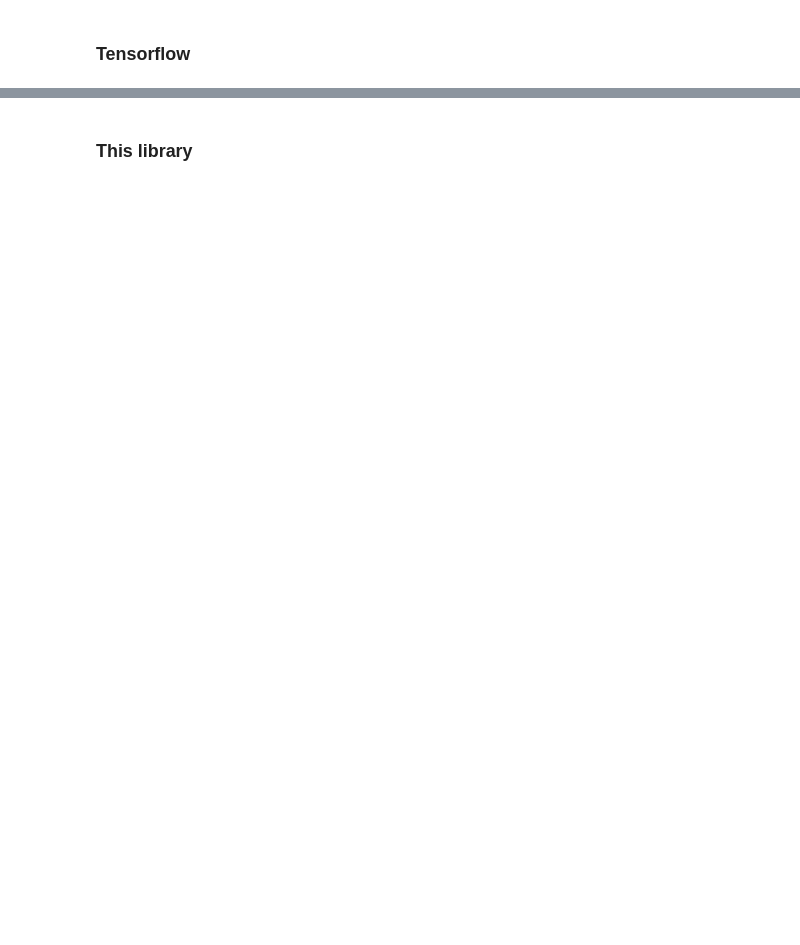
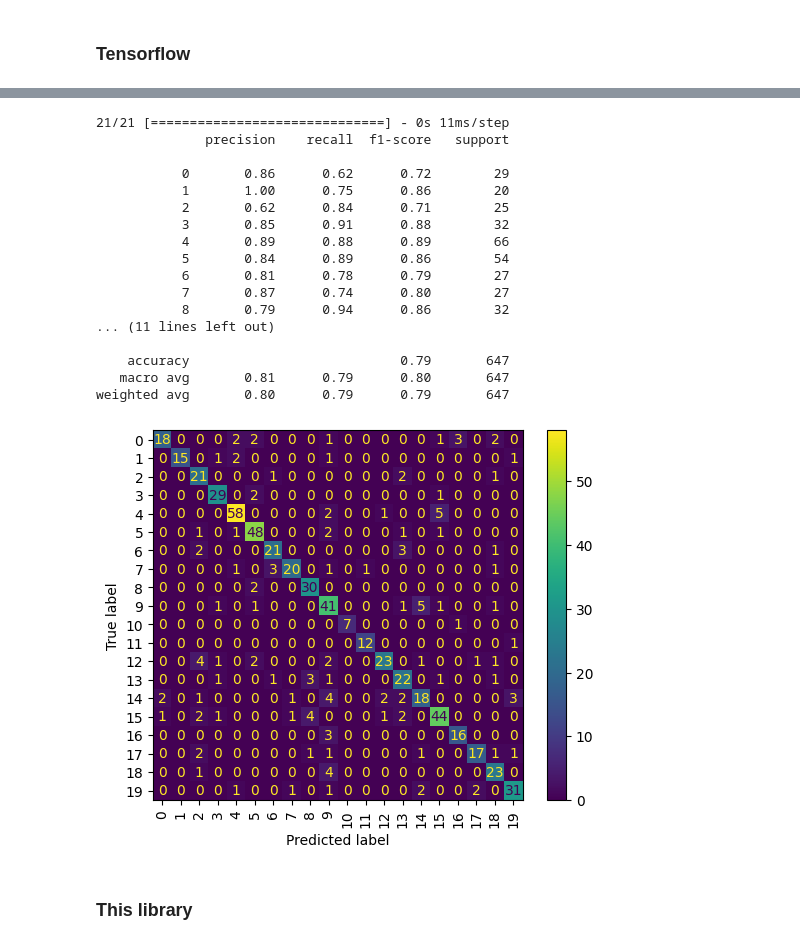
Before and after one commit to klima7/CNN-From-Scratch, a Jupyter notebook: dataset_test.ipynb, the cells around one changed output, grey strips where cells are left out. Saved outputs shown, nothing was run; the diff lists cells and outputs as text; code cells hidden in the pictures; blank space fills up the shorter version.

```diff
--- a/dataset_test.ipynb
+++ b/dataset_test.ipynb
@@ -149,2 +153,21 @@ plot_random_images(cars['train']['x'])
 # %% [markdown]
 ### Tensorflow
+# %%
+tf_model_cars = keras.models.Sequential([
+    tf_layers.InputLayer((224,224,3)),
+    tf_layers.Conv2D(16, 3, padding='valid', activation='relu'),
+    tf_layers.MaxPooling2D(),
+    tf_layers.Conv2D(32, 3, padding='valid', activation='relu'),
+    tf_layers.MaxPooling2D(),
+    tf_layers.Conv2D(64, 3, padding='valid', activation='relu'),
+    tf_layers.MaxPooling2D(),
+    tf_layers.Conv2D(64, 3, padding='valid', activation='relu'),
+    tf_layers.MaxPooling2D(),
+    tf_layers.Flatten(),
+    tf_layers.Dropout(0.2),
+    tf_layers.Dense(128, activation='relu'),
+    tf_layers.Dropout(0.2),
+    tf_layers.Dense(20 , activation = 'softmax')
+])
+
+tf_model_cars.summary()
@@ -151,2 +241,35 @@ plot_random_images(cars['train']['x'])
+# %%
+predictions = tf_model_cars.predict(cars['test']['x'])
+true_classes = cars['test']['y']
+predicted_classes = np.argmax(predictions, axis=1)
+
+report = classification_report(true_classes, predicted_classes)
+cm = confusion_matrix(true_classes, predicted_classes)
+
+print(report)
+ConfusionMatrixDisplay.from_predictions(
+    true_classes,
+    predicted_classes,
+    xticks_rotation='vertical',
+);
+# %% [output]
+21/21 [==============================] - 0s 11ms/step
+              precision    recall  f1-score   support
+
+           0       0.86      0.62      0.72        29
+           1       1.00      0.75      0.86        20
+           2       0.62      0.84      0.71        25
+           3       0.85      0.91      0.88        32
+           4       0.89      0.88      0.89        66
+           5       0.84      0.89      0.86        54
+           6       0.81      0.78      0.79        27
+           7       0.87      0.74      0.80        27
+           8       0.79      0.94      0.86        32
+... (11 lines left out)
+
+    accuracy                           0.79       647
+   macro avg       0.81      0.79      0.80       647
+weighted avg       0.80      0.79      0.79       647
+[figure, added]
 # %% [markdown]
 ### This library
```
Also changed, not shown: parts of 7 cells of this notebook.
